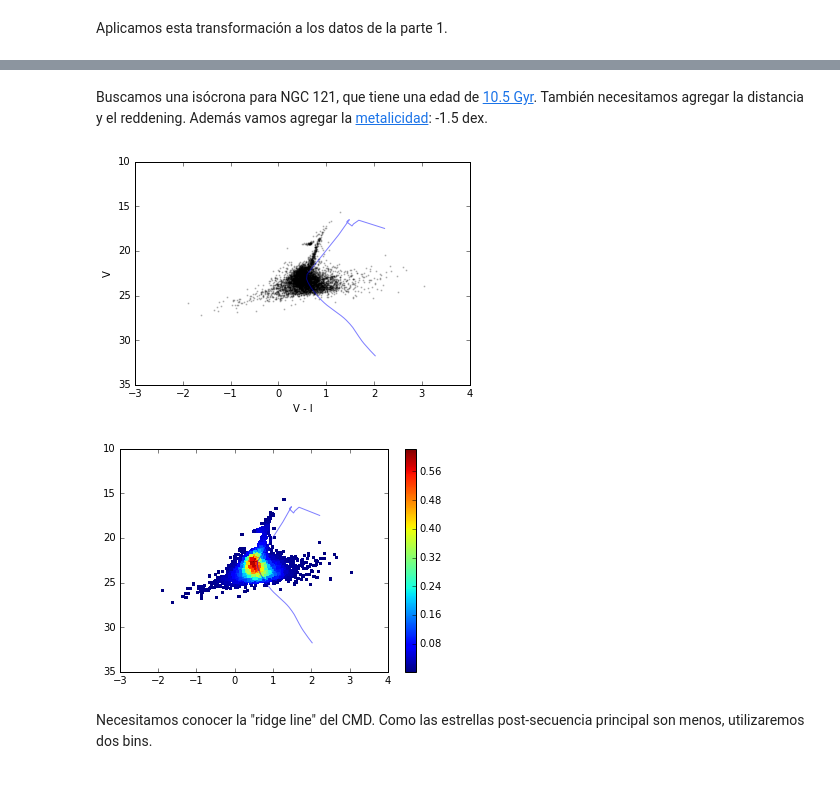
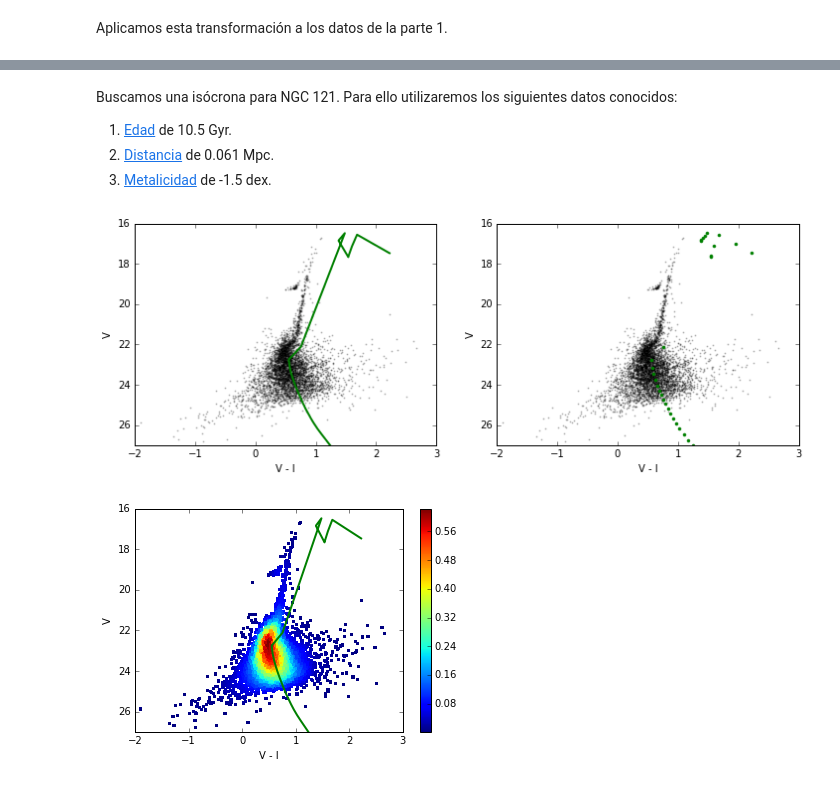
Before and after one commit to cjsantander/AST0421, a Jupyter notebook: Tarea2_Parte2/Tarea1_Parte2.ipynb, the cells around one changed output, grey strips where cells are left out. Cells and saved outputs as stored; diff of their text form; code cells hidden in the pictures.

Commit message:
Con isócrona

```diff
--- a/Tarea2_Parte2/Tarea1_Parte2.ipynb
+++ b/Tarea2_Parte2/Tarea1_Parte2.ipynb
@@ -91,46 +112,61 @@ plt.show()
 # %% [markdown]
-Buscamos una isócrona para NGC 121, que tiene una edad de [10.5 Gyr](http://iopscience.iop.org/article/10.1088/0004-6256/135/4/1106/pdf). También necesitamos agregar la distancia y el reddening. Además vamos agregar la [metalicidad](https://arxiv.org/pdf/1002.4301v2.pdf): -1.5 dex.
+Buscamos una isócrona para NGC 121. Para ello utilizaremos los siguientes datos conocidos:
+1. [Edad](http://iopscience.iop.org/article/10.1088/0004-6256/135/4/1106/pdf) de 10.5 Gyr.
+2. [Distancia](http://ned.ipac.caltech.edu/cgi-bin/objsearch?search_type=Obj_id&objid=3284737&objname=1&img_stamp=YES&hconst=73.0&omegam=0.27&omegav=0.73&corr_z=1) de 0.061 Mpc.
+3. [Metalicidad](https://arxiv.org/pdf/1002.4301v2.pdf) de -1.5 dex.
 # %%
 from isochrones.dartmouth import Dartmouth_Isochrone
 import numpy as np
 
 # Parámetros
-age = np.log10(11.8*(10**9))
-distance = 60000
+age = np.log10(10.5*(10**9))
+distance = 61000
 fe_h = -1.5
 a_v = [0.101, 0.056]
 
+# Creamos la isócrona y extraemos V e I.
 isochrone = Dartmouth_Isochrone(['V','I'])
-
 model = isochrone.isochrone(age, fe_h, distance=distance, AV=a_v[0])
-
 model_y = model.V_mag
 model_x = model.V_mag - model.I_mag
 
+# Graficamos!
+# Graficar!
+fig, (ax1, ax2) = plt.subplots(1, 2, figsize=(12, 4))
 
-plt.plot(model_x, model_y, alpha=0.5)
+# Primero ambos gráficos
+ax1.plot(model_x, model_y, '-g', linewidth=2.0)
+ax1.scatter(x, y, marker='o', c='Black', s=1, alpha=0.2)
 
-axes = plt.gca()
-axes.invert_yaxis()
-plt.xlabel('V - I')
-plt.ylabel('V')
+# Luego solo el segundo
+ax2.plot(model_x, model_y, 'g.', linewidth=2.0)
+ax2.scatter(x, y, marker='o', c='Black', s=1, alpha=0.2)
 
-plt.scatter(x, y, marker='o', c='Black', s=1, alpha=0.2)
+for ax in [ax1, ax2]:
+    ax.set_xlabel('V - I')
+    ax.set_ylabel('V')
+    ax.set_xlim([-2, 3])
+    ax.set_ylim([27, 16])
+    #ax.invert_yaxis()
+
+#plt.tight_layout()
 plt.show()
 
-
+# Comparamos con un diagrama de Hess.
 xy = np.vstack([x,y])
 z = gaussian_kde(xy)(xy)
 
 fig, ax = plt.subplots()
 im = ax.scatter(x, y, c=z, s=10, marker='s', edgecolor='')
 axes = plt.gca()
 fig.colorbar(im)
-axes.invert_yaxis()
-plt.plot(model_x, model_y, alpha=0.5)
+#axes.invert_yaxis()
+plt.plot(model_x, model_y, '-g', linewidth=2.0)
+axes.set_xlim([-2, 3])
+axes.set_ylim([27, 16])
+plt.xlabel('V - I')
+plt.ylabel('V')
 plt.show()
 # %% [output]
-[figure, old version]
+[figure, new version]
-[figure, old version]
+[figure, new version]
-# %% [markdown]
-Necesitamos conocer la "ridge line" del CMD. Como las estrellas post-secuencia principal son menos, utilizaremos dos bins.
```
Also changed, not shown: parts of 6 cells of this notebook.
